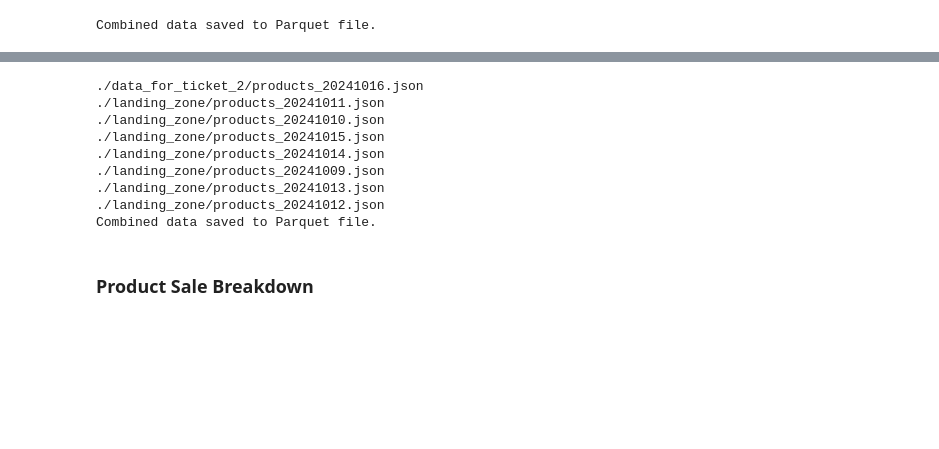
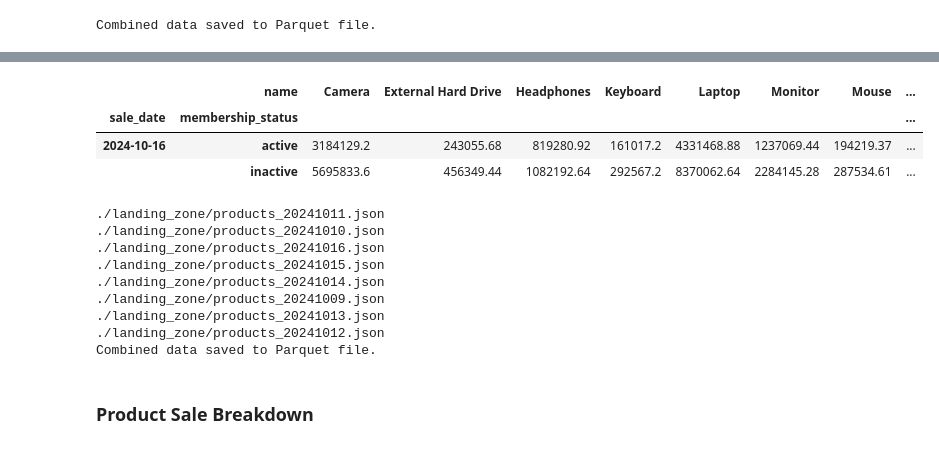
Before and after one commit to ZARAHAMAN/4d-python-assessment, a Jupyter notebook: workbook.ipynb, the cells around one changed output, grey strips where cells are left out. Saved outputs shown, nothing was run; the diff lists cells and outputs as text; code cells hidden in the pictures; blank space fills up the shorter version.

```diff
--- a/workbook.ipynb
+++ b/workbook.ipynb
@@ -186,9 +201,16 @@ plt.show()
+# %%
+data
+# %% [output]
+|  | name | Camera | External Hard Drive | Headphones | Keyboard | Laptop | Monitor | Mouse | ... |
+| sale_date | membership_status |  |  |  |  |  |  |  | ... |
+| 2024-10-16 | active | 3184129.2 | 243055.68 | 819280.92 | 161017.2 | 4331468.88 | 1237069.44 | 194219.37 | ... |
+|  | inactive | 5695833.6 | 456349.44 | 1082192.64 | 292567.2 | 8370062.64 | 2284145.28 | 287534.61 | ... |
 # %%
 #combining multiple data into one
 
 
 # Define paths for JSON files in both directories
-json_files_paths = ['./data_for_ticket_2/products_*.json', './landing_zone/products_*.json']
+json_files_paths = ['./landing_zone/products_*.json']
 all_files = [file for path in json_files_paths for file in glob.glob(path)]
 
 # List to store data frames from each JSON file
@@ -215,9 +237,9 @@ if all_data_frames:
 else:
     print("No valid JSON files found to combine.")
 # %% [output]
-./data_for_ticket_2/products_20241016.json
 ./landing_zone/products_20241011.json
 ./landing_zone/products_20241010.json
+./landing_zone/products_20241016.json
 ./landing_zone/products_20241015.json
 ./landing_zone/products_20241014.json
 ./landing_zone/products_20241009.json
```
Also changed, not shown: parts of 13 cells of this notebook, 11 other files.
